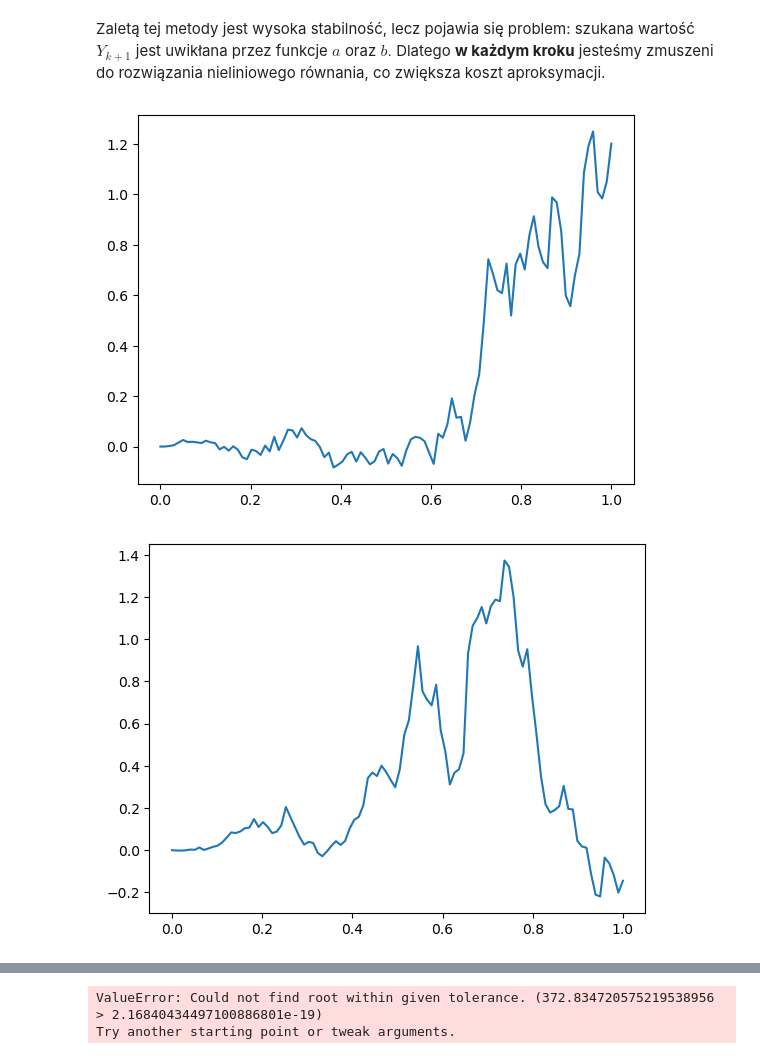
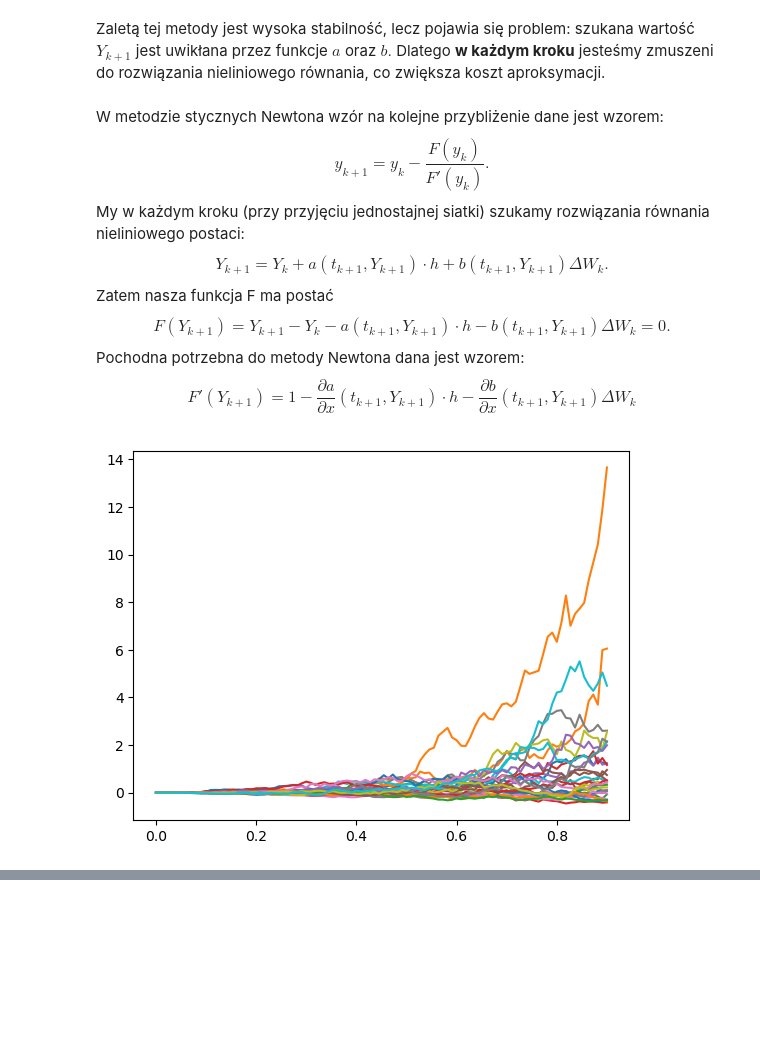
Before and after one commit to Hel4r/MNSRR-projekt-zaliczeniowy, a Jupyter notebook: symulacja.ipynb, the cells around one changed output, grey strips where cells are left out. Saved outputs shown, nothing was run; the diff lists cells and outputs as text; code cells hidden in the pictures; blank space fills up the shorter version.

Commit message:
schemat uwikłany metodą stycznych Newtona; porównanie 3 metod na obrazku

```diff
--- a/symulacja.ipynb
+++ b/symulacja.ipynb
@@ -154,10 +154,55 @@ def eulerImplicit(x0, T, a, b, N):
     for k in range(N-1):
         Y[k+1] = sp.nsolve(Y[k] + a(t[k+1], y)*h + b(t[k+1], y)*deltaW[k] - y, y, Y[k])
     return t, Y
+# %%
+a = lambda t, X: X**2 # dryf
+b = lambda t, X: t + X # dyfuzja
+da = lambda t, X: 2*X
+db = lambda t, X: 1
+N = 30
+x0 = 0
+T = 1.6
+# %% [markdown]
+W metodzie stycznych Newtona wzór na kolejne przybliżenie dane jest wzorem:
+$$ y_{k+1} = y_k - \frac{F(y_k)}{F'(y_k)} . $$
+My w każdym kroku (przy przyjęciu jednostajnej siatki) szukamy rozwiązania równania nieliniowego postaci:
+$$ Y_{k+1} = Y_k + a(t_{k+1} , Y_{k+1} ) \cdot h + b(t_{k+1} , Y_{k+1} )\Delta W_k . $$
+Zatem nasza funkcja F ma postać
+$$ F(Y_{k+1}) = Y_{k+1} - Y_k - a(t_{k+1} , Y_{k+1} ) \cdot h - b(t_{k+1} , Y_{k+1} )\Delta W_k = 0. $$
+Pochodna potrzebna do metody Newtona dana jest wzorem:
+$$ F' (Y_{k+1}) = 1 - \frac{\partial a}{\partial x} (t_{k+1} , Y_{k+1}) \cdot h - \frac{\partial b}{\partial x} (t_{k+1} , Y_{k+1}) \Delta W_k $$
+# %%
+def tangentsolve(F, dF, y0, i):
+    for k in range(i):
+        y0 -= F(y0)/dF(y0)
+    return y0
+# f = lambda x: x**2 - 2
+# df = lambda x: 2*x
+# print(tangentsolve(f, df, 1, 100))
+
+def eulerImplicitTangent(x0, T, a, b, da, db, N, i):
+    h = T/(N-1) # długość kroku
+    t = np.linspace(0, T, N) # podział czasu
+
+    # W to biały szum
+    W = np.zeros(N)
+    W[1:] = np.sqrt(h)*np.random.randn(N-1) # symulowanie procesu Wienera
+    W = np.cumsum(W)
+    deltaW = W[1:] - W[:-1] # przyrosty szumu
+
+
+    # Y to nasz ciąg aproksymacji
+    Y = x0 * np.ones(N)
+    for k in range(N-1):
+        F = lambda yk1: yk1 - Y[k] - a(t[k+1], yk1)*h - b(t[k+1], yk1)*deltaW[k]
+        dF = lambda yk1: 1 - da(t[k+1], yk1)*h - db(t[k+1], yk1)*deltaW[k]
+
+        Y[k+1] = tangentsolve(F, dF, Y[k], i)
+
+    return t, Y
 # %%
-for k in range(10):
-    plt.plot(eulerImplicit(x0, 1, a, b, 100)[0], eulerImplicit(x0, 1, a, b, 100)[1])
-    plt.show()
+for k in range(30):
+    plt.plot(eulerImplicitTangent(x0, 0.9, a, b, da, db, 100, 10)[0], eulerImplicitTangent(x0, 0.9, a, b, da, db, 100, 10)[1])
+plt.show()
 # %% [output]
-[figure, old version]
+[figure, new version]
-[figure, removed]
@@ -166,2 +208,0 @@ for k in range(10):
-ValueError: Could not find root within given tolerance. (372.834720575219538956 > 2.16840434497100886801e-19)
-Try another starting point or tweak arguments.
```
Also changed, not shown: parts of 3 cells of this notebook.
